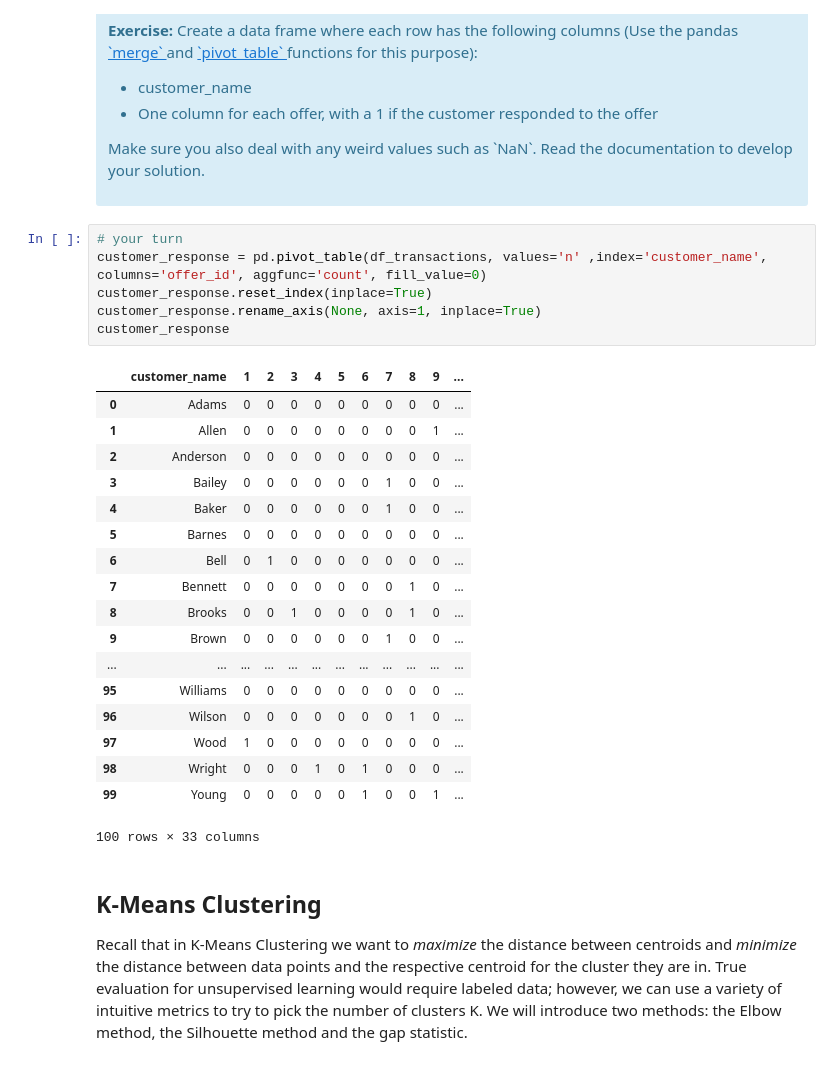
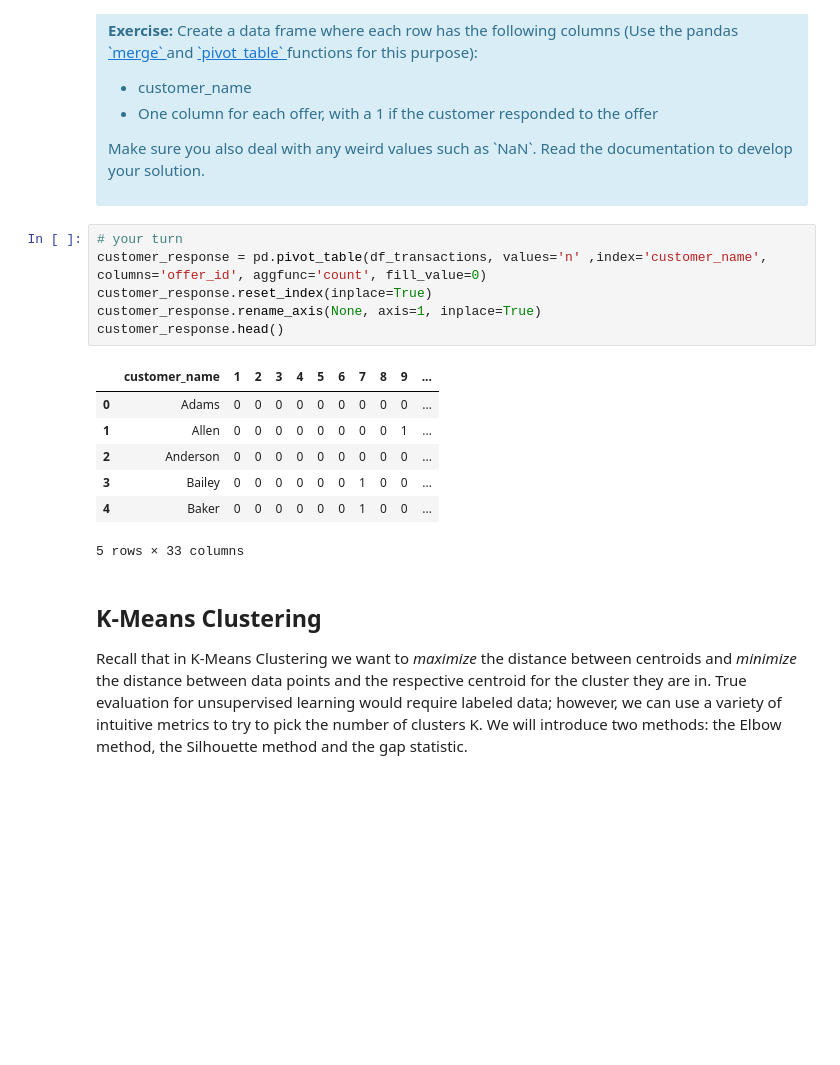
Before and after one commit to clairemiles/Mini-Projects, a Jupyter notebook: clustering/Clustering.ipynb, the cells around one changed output. Cells and saved outputs as stored; diff of their text form; blank space fills up the shorter version.

```diff
--- a/clustering/Clustering.ipynb
+++ b/clustering/Clustering.ipynb
@@ -61,28 +61,17 @@ The first thing we need is a way to compare customers. To do this, we're going t
 # %%
 # your turn
 customer_response = pd.pivot_table(df_transactions, values='n' ,index='customer_name', columns='offer_id', aggfunc='count', fill_value=0)
 customer_response.reset_index(inplace=True)
 customer_response.rename_axis(None, axis=1, inplace=True)
-customer_response
+customer_response.head()
 # %% [output]
 |  | customer_name | 1 | 2 | 3 | 4 | 5 | 6 | 7 | 8 | 9 | ... |
 | 0 | Adams | 0 | 0 | 0 | 0 | 0 | 0 | 0 | 0 | 0 | ... |
 | 1 | Allen | 0 | 0 | 0 | 0 | 0 | 0 | 0 | 0 | 1 | ... |
 | 2 | Anderson | 0 | 0 | 0 | 0 | 0 | 0 | 0 | 0 | 0 | ... |
 | 3 | Bailey | 0 | 0 | 0 | 0 | 0 | 0 | 1 | 0 | 0 | ... |
 | 4 | Baker | 0 | 0 | 0 | 0 | 0 | 0 | 1 | 0 | 0 | ... |
-| 5 | Barnes | 0 | 0 | 0 | 0 | 0 | 0 | 0 | 0 | 0 | ... |
-| 6 | Bell | 0 | 1 | 0 | 0 | 0 | 0 | 0 | 0 | 0 | ... |
-| 7 | Bennett | 0 | 0 | 0 | 0 | 0 | 0 | 0 | 1 | 0 | ... |
-| 8 | Brooks | 0 | 0 | 1 | 0 | 0 | 0 | 0 | 1 | 0 | ... |
-| 9 | Brown | 0 | 0 | 0 | 0 | 0 | 0 | 1 | 0 | 0 | ... |
-| ... | ... | ... | ... | ... | ... | ... | ... | ... | ... | ... | ... |
-| 95 | Williams | 0 | 0 | 0 | 0 | 0 | 0 | 0 | 0 | 0 | ... |
-| 96 | Wilson | 0 | 0 | 0 | 0 | 0 | 0 | 0 | 1 | 0 | ... |
-| 97 | Wood | 1 | 0 | 0 | 0 | 0 | 0 | 0 | 0 | 0 | ... |
-| 98 | Wright | 0 | 0 | 0 | 1 | 0 | 1 | 0 | 0 | 0 | ... |
-| 99 | Young | 0 | 0 | 0 | 0 | 0 | 1 | 0 | 0 | 1 | ... |
-100 rows × 33 columns
+5 rows × 33 columns
 # %% [markdown]
 ## K-Means Clustering
 
```
Also changed, not shown: parts of 9 cells of this notebook.
